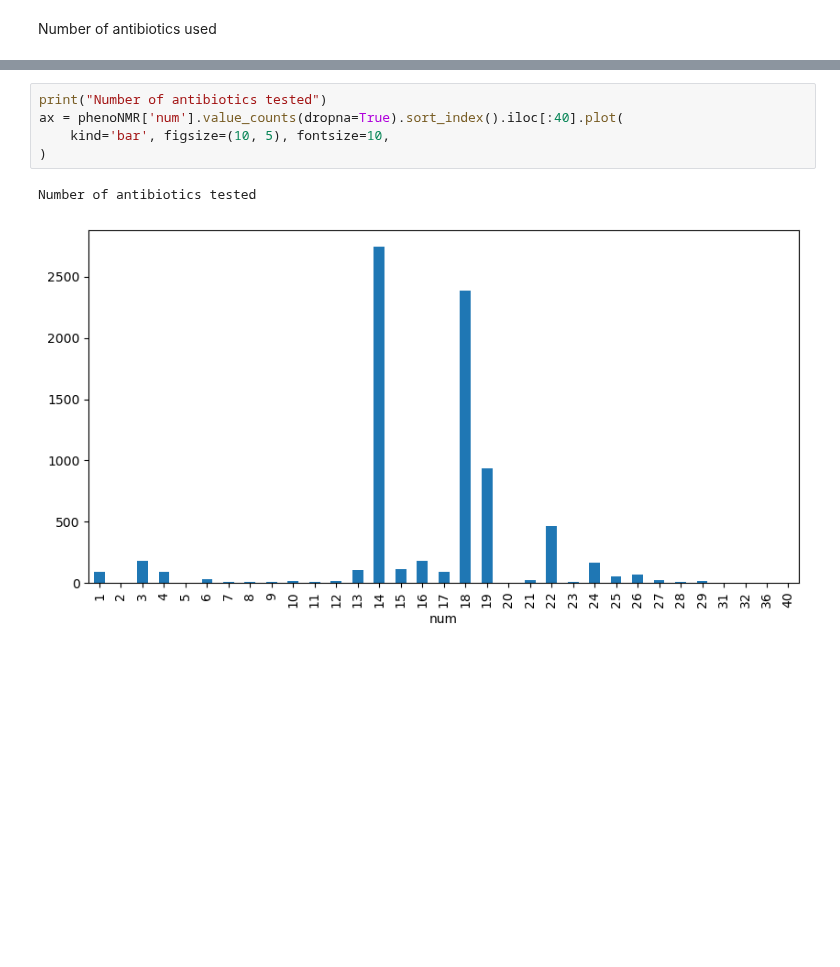
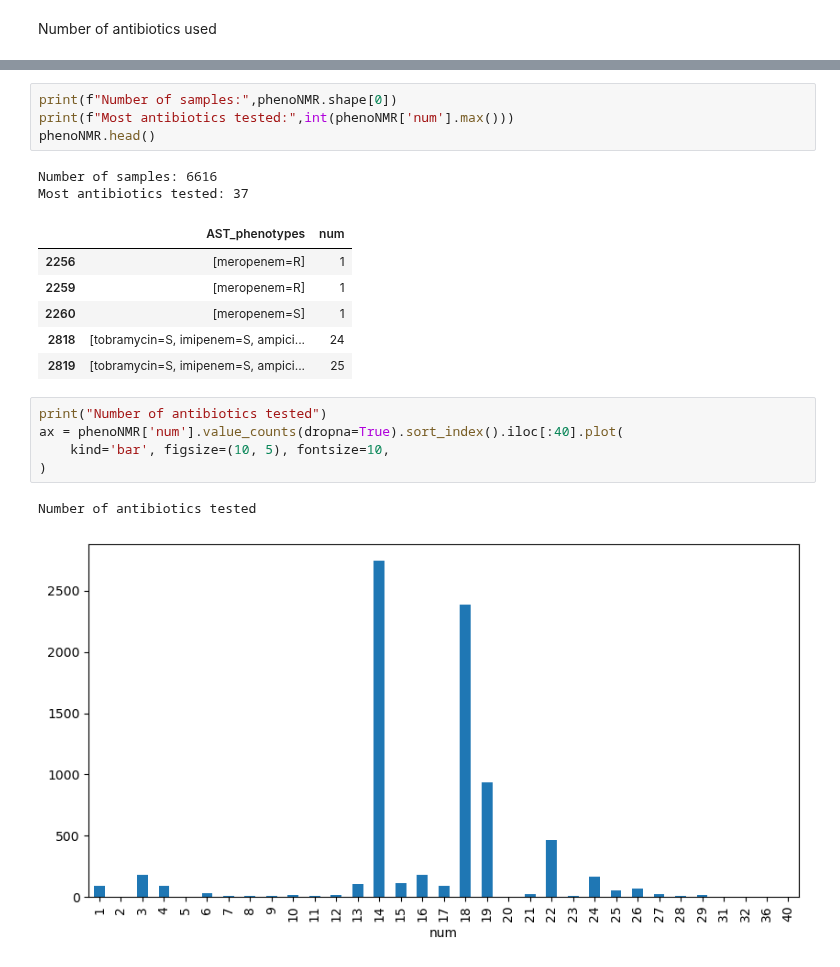
Before and after one commit to aeerik/base, a Jupyter notebook: Data_analysis.ipynb, the cells around one changed output, grey strips where cells are left out. Cells and saved outputs as stored; diff of their text form; blank space fills up the shorter version.

```diff
--- a/Data_analysis.ipynb
+++ b/Data_analysis.ipynb
@@ -323,3 +340,16 @@ print(test)
+# %%
+print(f"Number of samples:",phenoNMR.shape[0])
+print(f"Most antibiotics tested:",int(phenoNMR['num'].max()))
+phenoNMR.head()
+# %% [output]
+Number of samples: 6616
+Most antibiotics tested: 37
+|  | AST_phenotypes | num |
+| 2256 | [meropenem=R] | 1 |
+| 2259 | [meropenem=R] | 1 |
+| 2260 | [meropenem=S] | 1 |
+| 2818 | [tobramycin=S, imipenem=S, ampici... | 24 |
+| 2819 | [tobramycin=S, imipenem=S, ampici... | 25 |
 # %%
 print("Number of antibiotics tested")
 ax = phenoNMR['num'].value_counts(dropna=True).sort_index().iloc[:40].plot(
```
Also changed, not shown: parts of 5 cells of this notebook, 3 other files.
